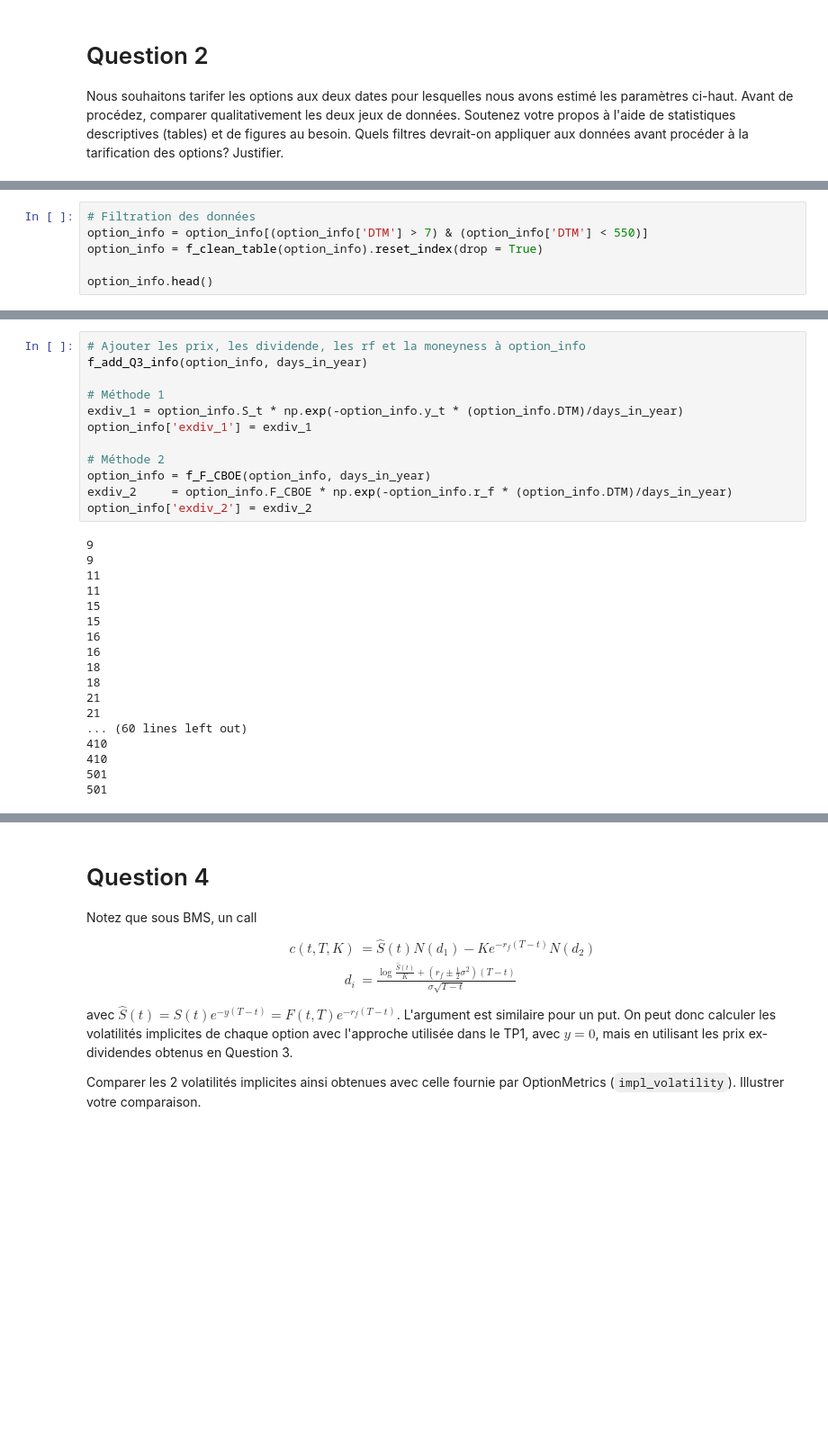
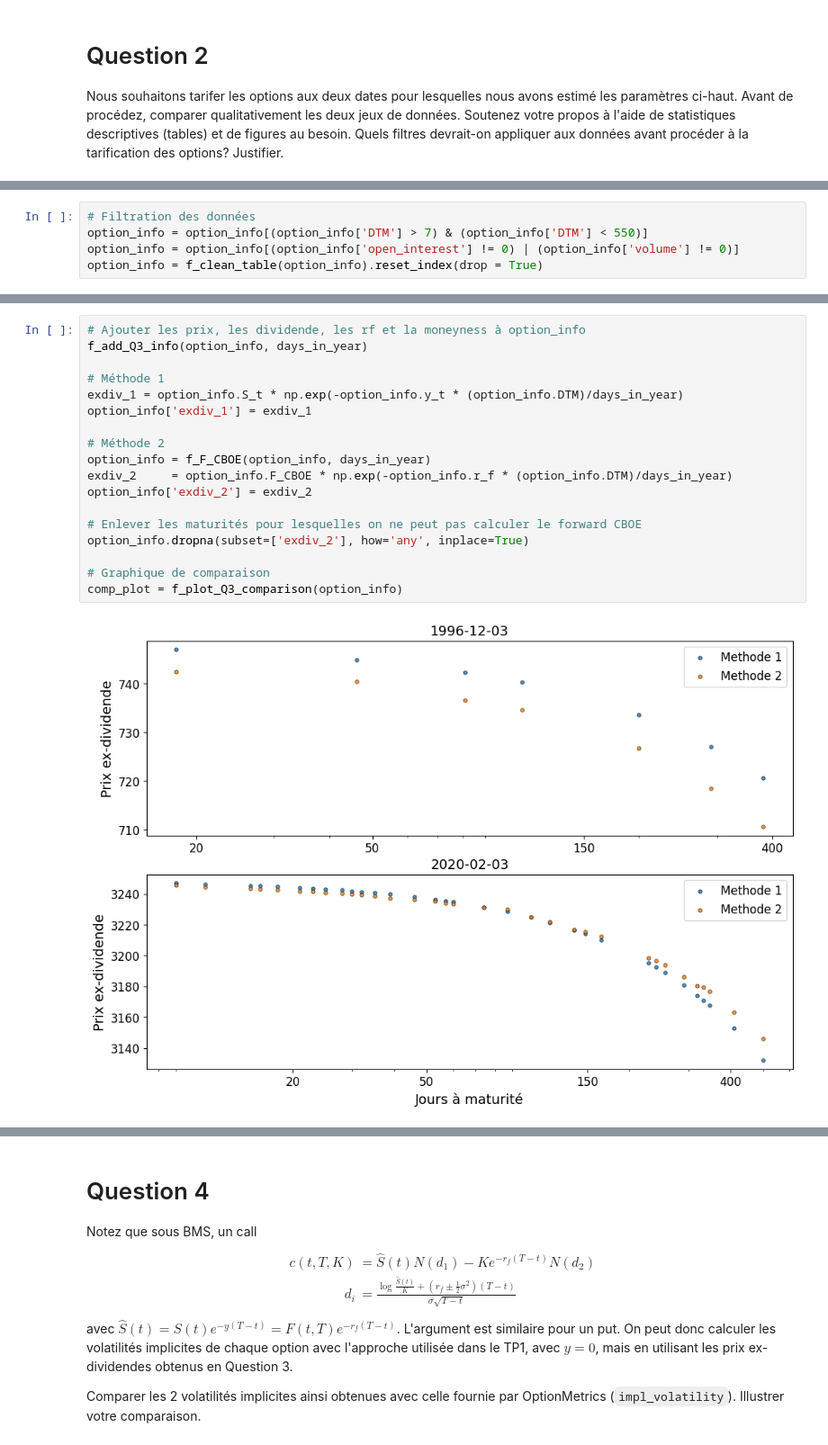
Before and after one commit to widelc/TP2_PD, a Jupyter notebook: assignment2.ipynb, the cells around one changed output, grey strips where cells are left out. Shown at 90% size. Drawn from its saved outputs; the diff is of its cells as text; blank space fills up the shorter version.

```diff
--- a/assignment2.ipynb
+++ b/assignment2.ipynb
@@ -150,6 +122,5 @@ Il reste maintenant à appliquer les filtrations décrites. Or, on s'apperçoit
 # %%
 # Filtration des données
 option_info = option_info[(option_info['DTM'] > 7) & (option_info['DTM'] < 550)]
+option_info = option_info[(option_info['open_interest'] != 0) | (option_info['volume'] != 0)]
 option_info = f_clean_table(option_info).reset_index(drop = True)
-
-option_info.head()
@@ -173,30 +137,20 @@ Comparer les résultats obtenus à les des deux approches. Comment et pourquoi d
 # %%
 # Ajouter les prix, les dividende, les rf et la moneyness à option_info
 f_add_Q3_info(option_info, days_in_year)
 
 # Méthode 1
 exdiv_1 = option_info.S_t * np.exp(-option_info.y_t * (option_info.DTM)/days_in_year)
 option_info['exdiv_1'] = exdiv_1
 
 # Méthode 2
 option_info = f_F_CBOE(option_info, days_in_year)
 exdiv_2     = option_info.F_CBOE * np.exp(-option_info.r_f * (option_info.DTM)/days_in_year)
 option_info['exdiv_2'] = exdiv_2
+
+# Enlever les maturités pour lesquelles on ne peut pas calculer le forward CBOE
+option_info.dropna(subset=['exdiv_2'], how='any', inplace=True)
+
+# Graphique de comparaison
+comp_plot = f_plot_Q3_comparison(option_info)
 # %% [output]
-9
-9
-11
-11
-15
-15
-16
-16
-18
-18
-21
-21
-... (60 lines left out)
-410
-410
-501
-501
+[figure, added]
```
Also changed, not shown: parts of 16 cells of this notebook, 1 other file.
